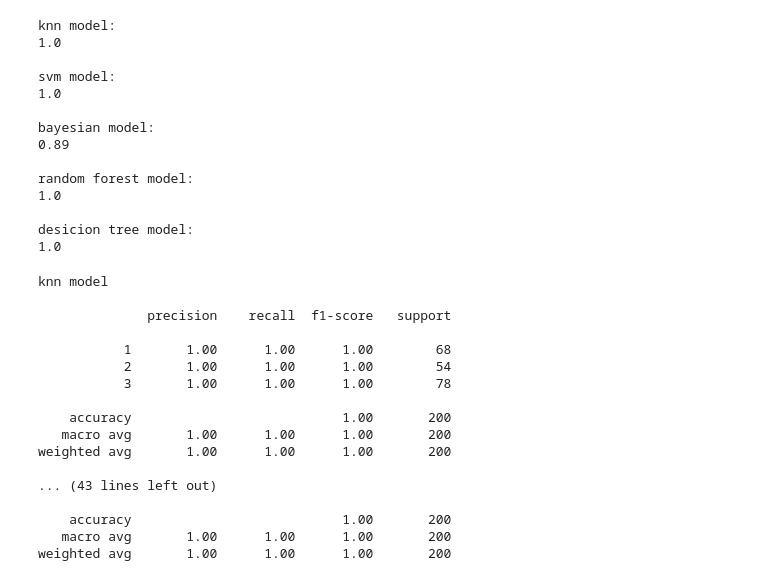
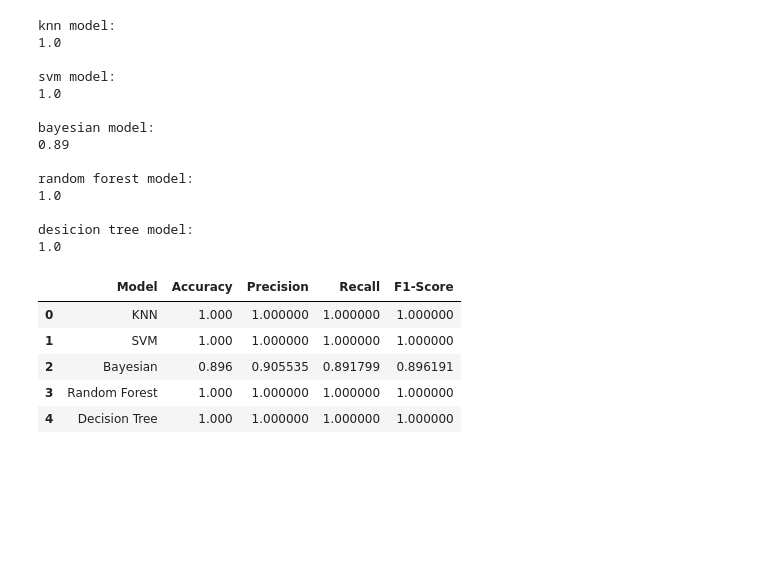
Before and after one commit to royhankamil/MammoMind, a Jupyter notebook: train.ipynb, the cells around one changed output. Saved outputs shown, nothing was run; the diff lists cells and outputs as text; code cells hidden in the pictures; blank space fills up the shorter version.

Commit message:
update model

```diff
--- a/train.ipynb
+++ b/train.ipynb
@@ -267,38 +313,48 @@ random forest model:
 
 desicion tree model:
 1.0
-# %%
-knn_predict = knn.predict(X_test)
-svm_predict = svm.predict(X_test)
-bayesian_predict = bayesian.predict(X_test)
-randomforest_predict = randomforest.predict(X_test)
-desiciontree_predict = desiciontree.predict(X_test)
-
-print("knn model \n")
-print(classification_report(y_test, knn_predict))
-print("svm model \n")
-print(classification_report(y_test, svm_predict))
-print("bayesian model \n")
-print(classification_report(y_test, bayesian_predict))
-print("randomforest model \n")
-print(classification_report(y_test, randomforest_predict))
-print("desiciontree model \n")
-print(classification_report(y_test, desiciontree_predict))
-# %% [output]
-knn model
-
-              precision    recall  f1-score   support
-
-           1       1.00      1.00      1.00        68
-           2       1.00      1.00      1.00        54
-           3       1.00      1.00      1.00        78
-
-    accuracy                           1.00       200
-   macro avg       1.00      1.00      1.00       200
-weighted avg       1.00      1.00      1.00       200
-
-... (43 lines left out)
-
-    accuracy                           1.00       200
-   macro avg       1.00      1.00      1.00       200
-weighted avg       1.00      1.00      1.00       200
+# %%
+knn_predict = knn.predict(X_test)
+svm_predict = svm.predict(X_test)
+bayesian_predict = bayesian.predict(X_test)
+randomforest_predict = randomforest.predict(X_test)
+desiciontree_predict = desiciontree.predict(X_test)
+
+results = {
+    "Model": [],
+    "Accuracy": [],
+    "Precision": [],
+    "Recall": [],
+    "F1-Score": []
+}
+
+def get_metrics(y_test, y_pred, model_name):
+    report = classification_report(y_test, y_pred, output_dict=True)
+    accuracy = accuracy_score(y_test, y_pred)
+
+    precision = report["macro avg"]["precision"]
+    recall = report["macro avg"]["recall"]
+    f1_score = report["macro avg"]["f1-score"]
+
+    results["Model"].append(model_name)
+    results["Accuracy"].append(accuracy)
+    results["Precision"].append(precision)
+    results["Recall"].append(recall)
+    results["F1-Score"].append(f1_score)
+
+get_metrics(y_test, knn_predict, "KNN")
+get_metrics(y_test, svm_predict, "SVM")
+get_metrics(y_test, bayesian_predict, "Bayesian")
+get_metrics(y_test, randomforest_predict, "Random Forest")
+get_metrics(y_test, desiciontree_predict, "Decision Tree")
+
+results_df = pd.DataFrame(results)
+
+results_df
+# %% [output]
+|  | Model | Accuracy | Precision | Recall | F1-Score |
+| 0 | KNN | 1.000 | 1.000000 | 1.000000 | 1.000000 |
+| 1 | SVM | 1.000 | 1.000000 | 1.000000 | 1.000000 |
+| 2 | Bayesian | 0.896 | 0.905535 | 0.891799 | 0.896191 |
+| 3 | Random Forest | 1.000 | 1.000000 | 1.000000 | 1.000000 |
+| 4 | Decision Tree | 1.000 | 1.000000 | 1.000000 | 1.000000 |
```
Also changed, not shown: parts of 9 cells of this notebook, 3 other files.
